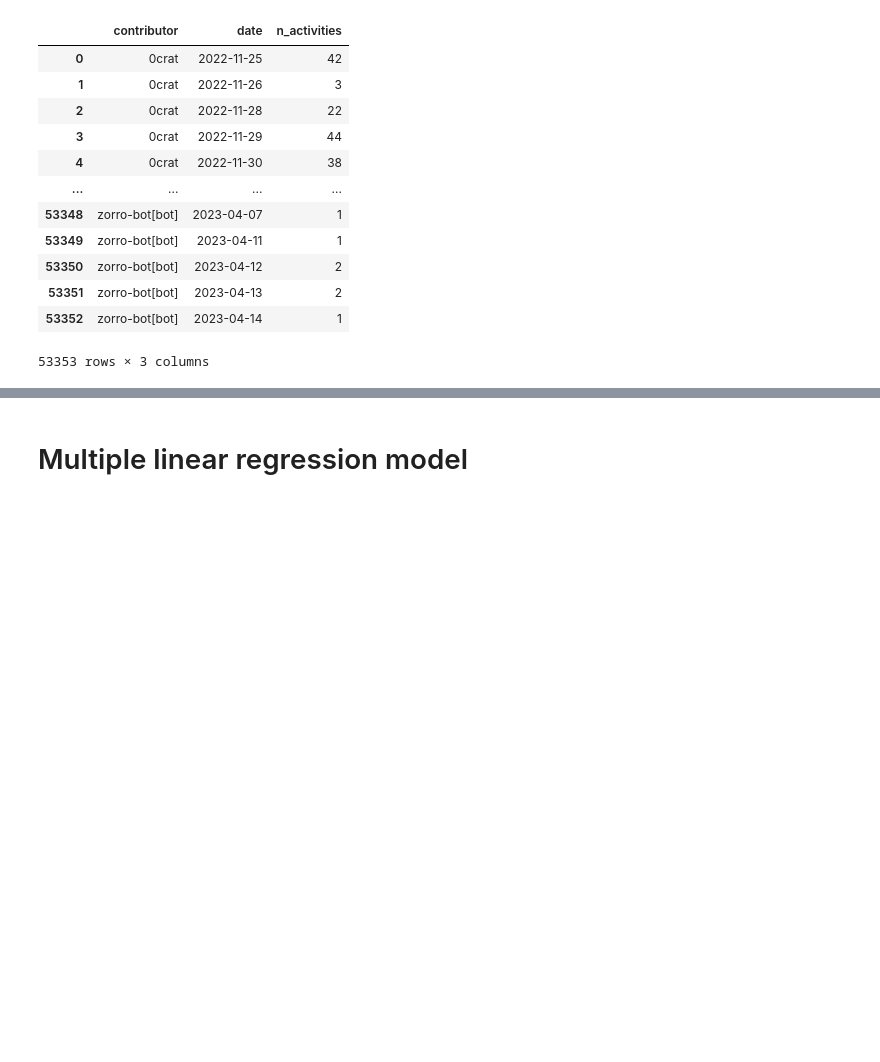
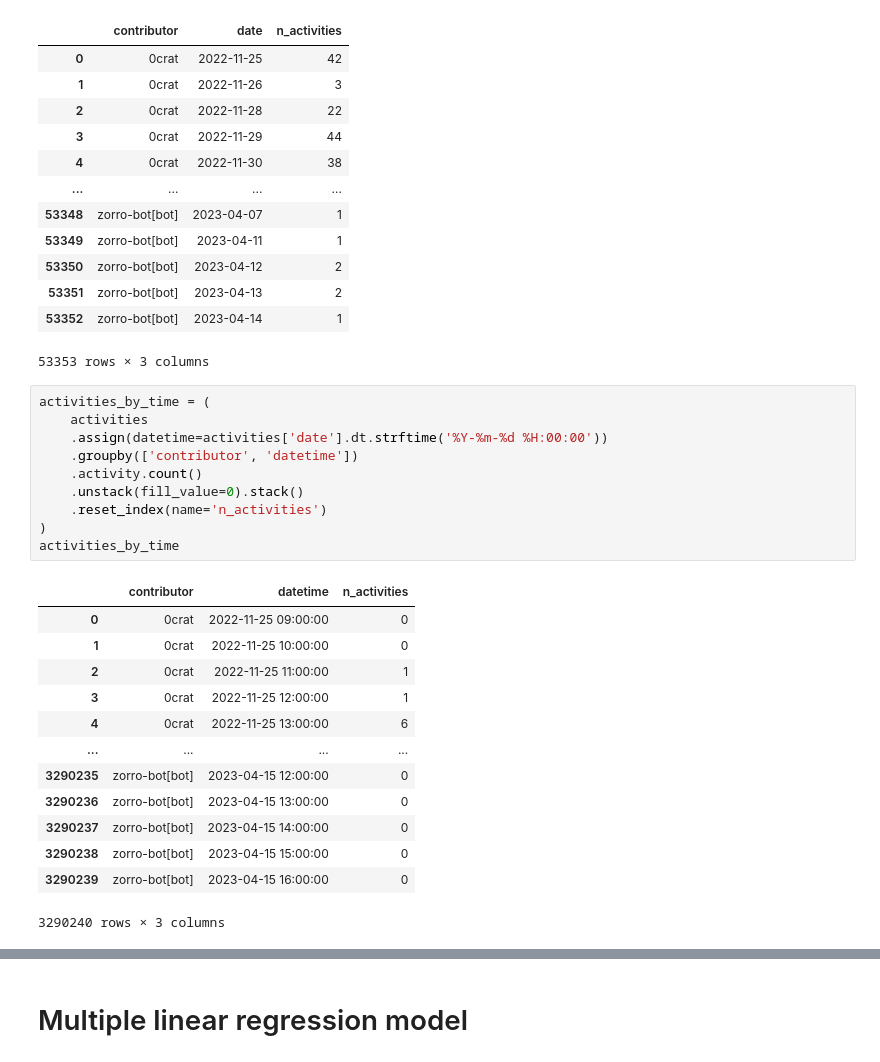
Before and after one commit to uhourri/GH-Bots-API, a Jupyter notebook: code/Time series forcasting.ipynb, the cells around one changed output, grey strips where cells are left out. Drawn from its saved outputs; the diff is of its cells as text; blank space fills up the shorter version.

```diff
--- a/code/Time series forcasting.ipynb
+++ b/code/Time series forcasting.ipynb
@@ -43,6 +43,30 @@ activities_by_day
 | 53351 | zorro-bot[bot] | 2023-04-13 | 2 |
 | 53352 | zorro-bot[bot] | 2023-04-14 | 1 |
 53353 rows × 3 columns
+# %%
+activities_by_time = (
+    activities
+    .assign(datetime=activities['date'].dt.strftime('%Y-%m-%d %H:00:00'))
+    .groupby(['contributor', 'datetime'])
+    .activity.count()
+    .unstack(fill_value=0).stack()
+    .reset_index(name='n_activities')
+)
+activities_by_time
+# %% [output]
+|  | contributor | datetime | n_activities |
+| 0 | 0crat | 2022-11-25 09:00:00 | 0 |
+| 1 | 0crat | 2022-11-25 10:00:00 | 0 |
+| 2 | 0crat | 2022-11-25 11:00:00 | 1 |
+| 3 | 0crat | 2022-11-25 12:00:00 | 1 |
+| 4 | 0crat | 2022-11-25 13:00:00 | 6 |
+| ... | ... | ... | ... |
+| 3290235 | zorro-bot[bot] | 2023-04-15 12:00:00 | 0 |
+| 3290236 | zorro-bot[bot] | 2023-04-15 13:00:00 | 0 |
+| 3290237 | zorro-bot[bot] | 2023-04-15 14:00:00 | 0 |
+| 3290238 | zorro-bot[bot] | 2023-04-15 15:00:00 | 0 |
+| 3290239 | zorro-bot[bot] | 2023-04-15 16:00:00 | 0 |
+3290240 rows × 3 columns
 # %%
 temp = (
     activities_by_day[
```
Also changed, not shown: parts of 12 cells of this notebook.
